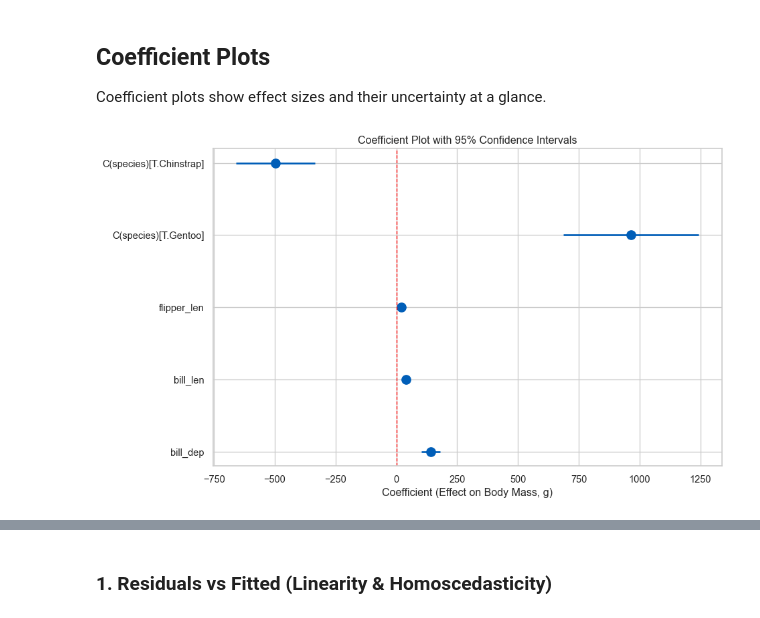
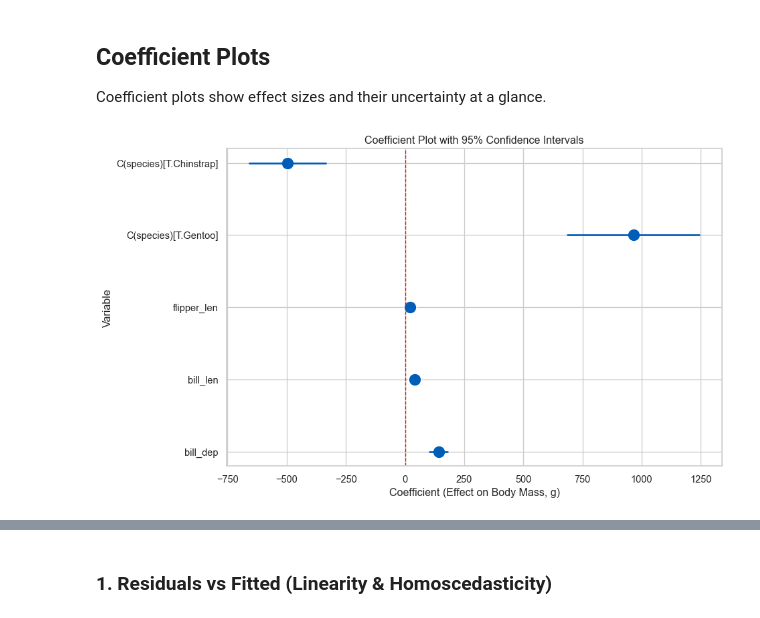
Before and after one commit to NHS-South-Central-and-West/code-club, a Jupyter notebook: pr-preview/pr-30/sessions/14-implementing-linear-regression/index.ipynb, the cells around one changed output, grey strips where cells are left out. Cells and saved outputs as stored; diff of their text form; code cells hidden in the pictures.

```diff
--- a/pr-preview/pr-30/sessions/14-implementing-linear-regression/index.ipynb
+++ b/pr-preview/pr-30/sessions/14-implementing-linear-regression/index.ipynb
@@ -406,31 +460,30 @@ Coefficient plots show effect sizes and their uncertainty at a glance.
 # %%
 # extract coefficients and confidence intervals
 coefs = model_species_sm.params.drop('Intercept')
 conf_int = model_species_sm.conf_int().drop('Intercept')
 
 # create dataframe for plotting
 coef_data = pd.DataFrame({
     'Variable': coefs.index,
     'Coefficient': coefs.values,
     'Lower': conf_int[0].values,
     'Upper': conf_int[1].values
 })
 
 # plot
 fig, ax = plt.subplots(figsize=(10, 6))
-ax.scatter(coef_data['Coefficient'], range(len(coef_data)), s=100, color='#005EB8')
-ax.hlines(range(len(coef_data)), coef_data['Lower'], coef_data['Upper'],
-         color='#005EB8', linewidth=2)
+sns.scatterplot(data=coef_data, x='Coefficient', y='Variable', s=200,
+                color='#005EB8', ax=ax)
+for idx, row in coef_data.iterrows():
+    ax.plot([row['Lower'], row['Upper']], [row['Variable'], row['Variable']],
+            color='#005EB8', linewidth=2)
 ax.axvline(x=0, color='red', linestyle='--', linewidth=1)
-ax.set_yticks(range(len(coef_data)))
-ax.set_yticklabels(coef_data['Variable'])
 ax.set_xlabel('Coefficient (Effect on Body Mass, g)')
 ax.set_title('Coefficient Plot with 95% Confidence Intervals')
-ax.invert_yaxis()
 plt.tight_layout()
 plt.show()
 # %% [output]
-[figure, old version]
+[figure, new version]
 # %% [markdown]
 Variables whose CI doesn’t cross zero have effects distinguishable from
 zero. But remember: focus on effect sizes, not just significance!
```
Also changed, not shown: parts of 17 cells of this notebook, 16 other files.
